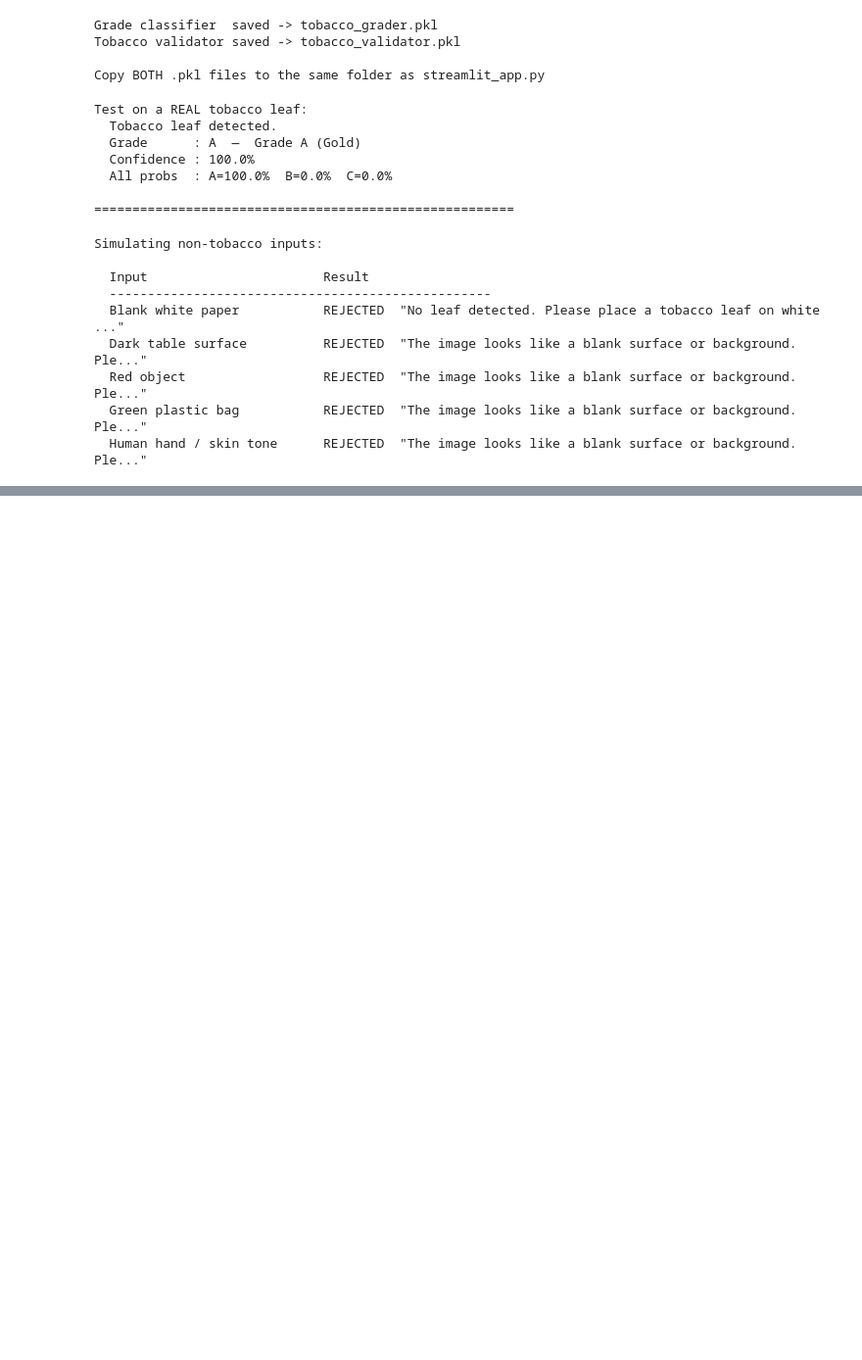
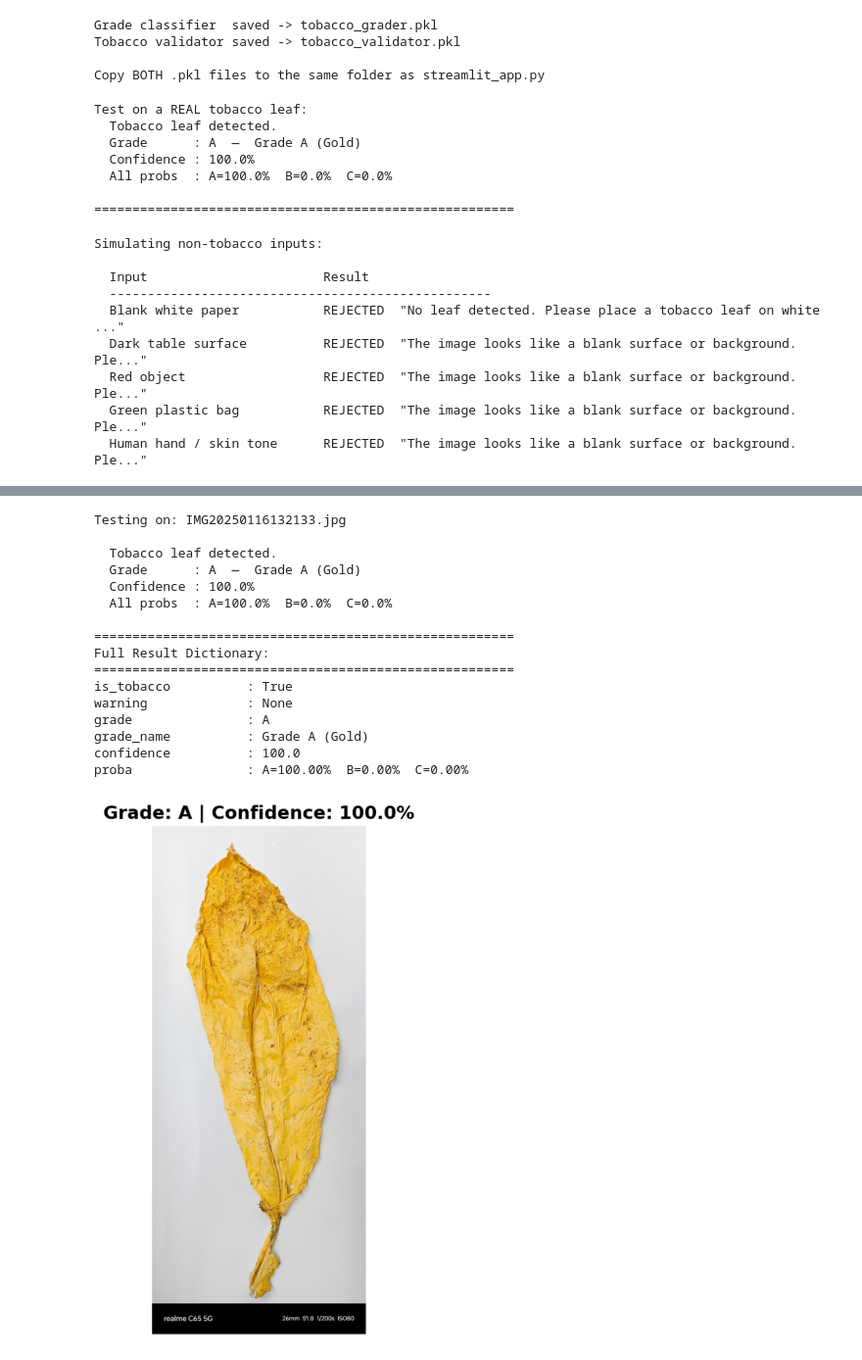
Before and after one commit to BaluAkhil/tobacco-leaf-grader, a Jupyter notebook: model.ipynb, the cells around one changed output, grey strips where cells are left out. Shown at 98% size. Saved outputs shown, nothing was run; the diff lists cells and outputs as text; code cells hidden in the pictures; blank space fills up the shorter version.

```diff
--- a/model.ipynb
+++ b/model.ipynb
@@ -878,0 +919,51 @@ proba               : None
+# %%
+# Test the full pipeline on a single image from a file path
+test_image_path = r'C:\Users\BALU LOHITH REDDY\Downloads\archive\tobacco leaves\gold\IMG20250116132133.jpg'
+
+# Read the image
+test_img = cv2.imread(test_image_path)
+
+if test_img is None:
+    print(f"Error: Could not read image from {test_image_path}")
+else:
+    print(f"Testing on: {os.path.basename(test_image_path)}\n")
+
+    # Run full pipeline
+    result = predict_full_pipeline(test_img, gb, vb, verbose=True)
+
+    print("\n" + "="*55)
+    print("Full Result Dictionary:")
+    print("="*55)
+    for key, value in result.items():
+        if key == 'proba' and value:
+            print(f"{key:20}: A={value[0]*100:.2f}%  B={value[1]*100:.2f}%  C={value[2]*100:.2f}%")
+        else:
+            print(f"{key:20}: {value}")
+
+    # Display the image
+    img_rgb = cv2.cvtColor(test_img, cv2.COLOR_BGR2RGB)
+    plt.figure(figsize=(8, 6))
+    plt.imshow(img_rgb)
+    plt.title(f"Grade: {result['grade']} | Confidence: {result['confidence']}%",
+              fontsize=14, fontweight='bold')
+    plt.axis('off')
+    plt.tight_layout()
+    plt.show()
+# %% [output]
+Testing on: IMG20250116132133.jpg
+
+  Tobacco leaf detected.
+  Grade      : A  —  Grade A (Gold)
+  Confidence : 100.0%
+  All probs  : A=100.0%  B=0.0%  C=0.0%
+
+=======================================================
+Full Result Dictionary:
+=======================================================
+is_tobacco          : True
+warning             : None
+grade               : A
+grade_name          : Grade A (Gold)
+confidence          : 100.0
+proba               : A=100.00%  B=0.00%  C=0.00%
+[figure, added]
```
Also changed, not shown: parts of 6 cells of this notebook, 1 other file.
